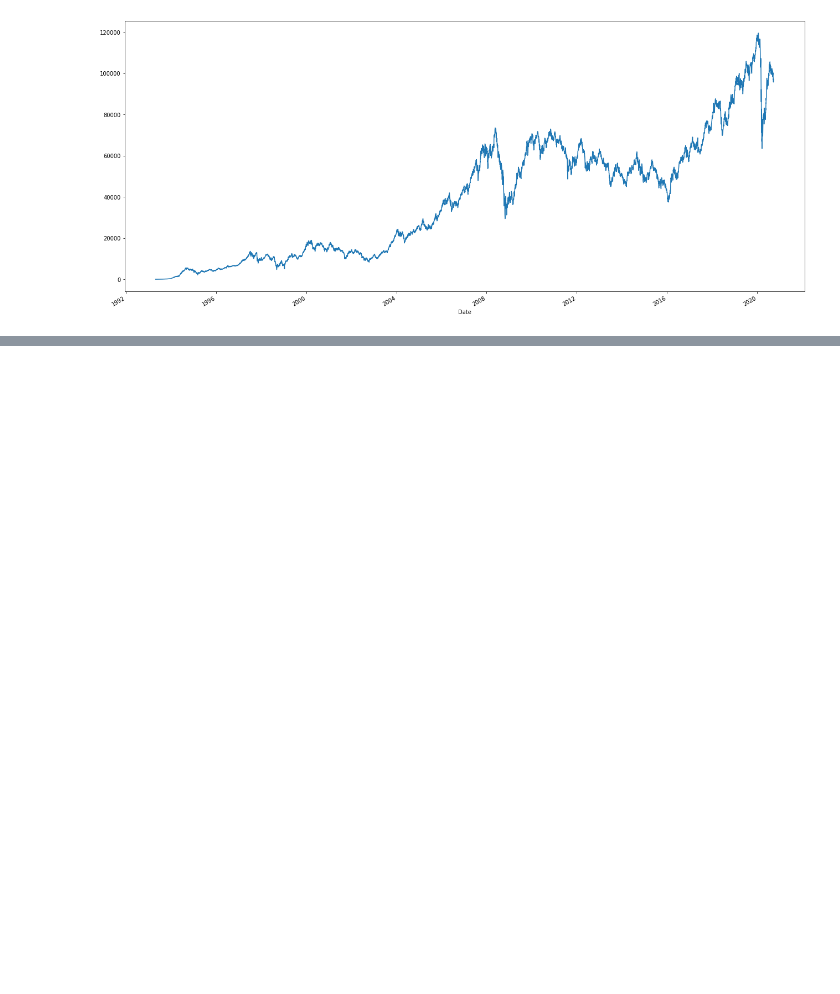
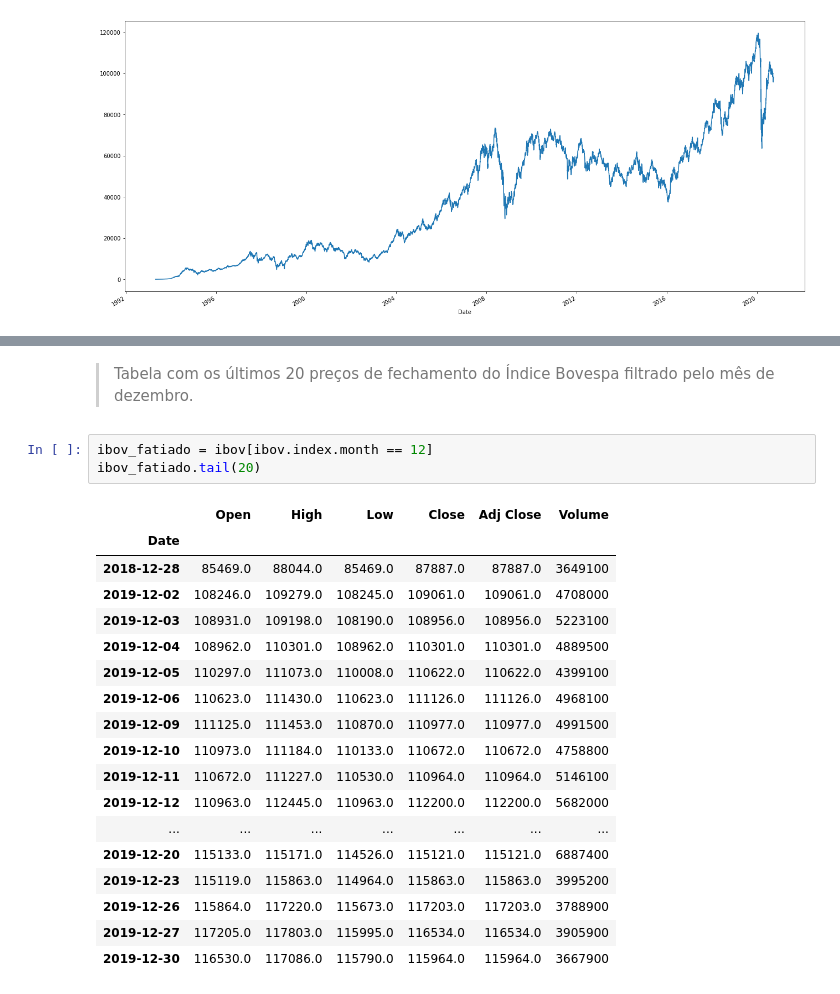
Before and after one commit to JoaoDaross/Python_Investimentos, a Jupyter notebook: Investimentos_1.ipynb, the cells around one changed output, grey strips where cells are left out. Saved outputs shown, nothing was run; the diff lists cells and outputs as text; blank space fills up the shorter version.

```diff
--- a/Investimentos_1.ipynb
+++ b/Investimentos_1.ipynb
@@ -64,0 +118,24 @@ ibov['Close'].plot(figsize=(22,10))
+# %% [markdown]
+>Tabela com os últimos 20 preços de fechamento do Índice Bovespa filtrado pelo mês de dezembro.
+# %%
+ibov_fatiado = ibov[ibov.index.month == 12]
+ibov_fatiado.tail(20)
+# %% [output]
+|  | Open | High | Low | Close | Adj Close | Volume |
+| Date |  |  |  |  |  |  |
+| 2018-12-28 | 85469.0 | 88044.0 | 85469.0 | 87887.0 | 87887.0 | 3649100 |
+| 2019-12-02 | 108246.0 | 109279.0 | 108245.0 | 109061.0 | 109061.0 | 4708000 |
+| 2019-12-03 | 108931.0 | 109198.0 | 108190.0 | 108956.0 | 108956.0 | 5223100 |
+| 2019-12-04 | 108962.0 | 110301.0 | 108962.0 | 110301.0 | 110301.0 | 4889500 |
+| 2019-12-05 | 110297.0 | 111073.0 | 110008.0 | 110622.0 | 110622.0 | 4399100 |
+| 2019-12-06 | 110623.0 | 111430.0 | 110623.0 | 111126.0 | 111126.0 | 4968100 |
+| 2019-12-09 | 111125.0 | 111453.0 | 110870.0 | 110977.0 | 110977.0 | 4991500 |
+| 2019-12-10 | 110973.0 | 111184.0 | 110133.0 | 110672.0 | 110672.0 | 4758800 |
+| 2019-12-11 | 110672.0 | 111227.0 | 110530.0 | 110964.0 | 110964.0 | 5146100 |
+| 2019-12-12 | 110963.0 | 112445.0 | 110963.0 | 112200.0 | 112200.0 | 5682000 |
+| ... | ... | ... | ... | ... | ... | ... |
+| 2019-12-20 | 115133.0 | 115171.0 | 114526.0 | 115121.0 | 115121.0 | 6887400 |
+| 2019-12-23 | 115119.0 | 115863.0 | 114964.0 | 115863.0 | 115863.0 | 3995200 |
+| 2019-12-26 | 115864.0 | 117220.0 | 115673.0 | 117203.0 | 117203.0 | 3788900 |
+| 2019-12-27 | 117205.0 | 117803.0 | 115995.0 | 116534.0 | 116534.0 | 3905900 |
+| 2019-12-30 | 116530.0 | 117086.0 | 115790.0 | 115964.0 | 115964.0 | 3667900 |
```
Also changed, not shown: parts of 10 cells of this notebook.
